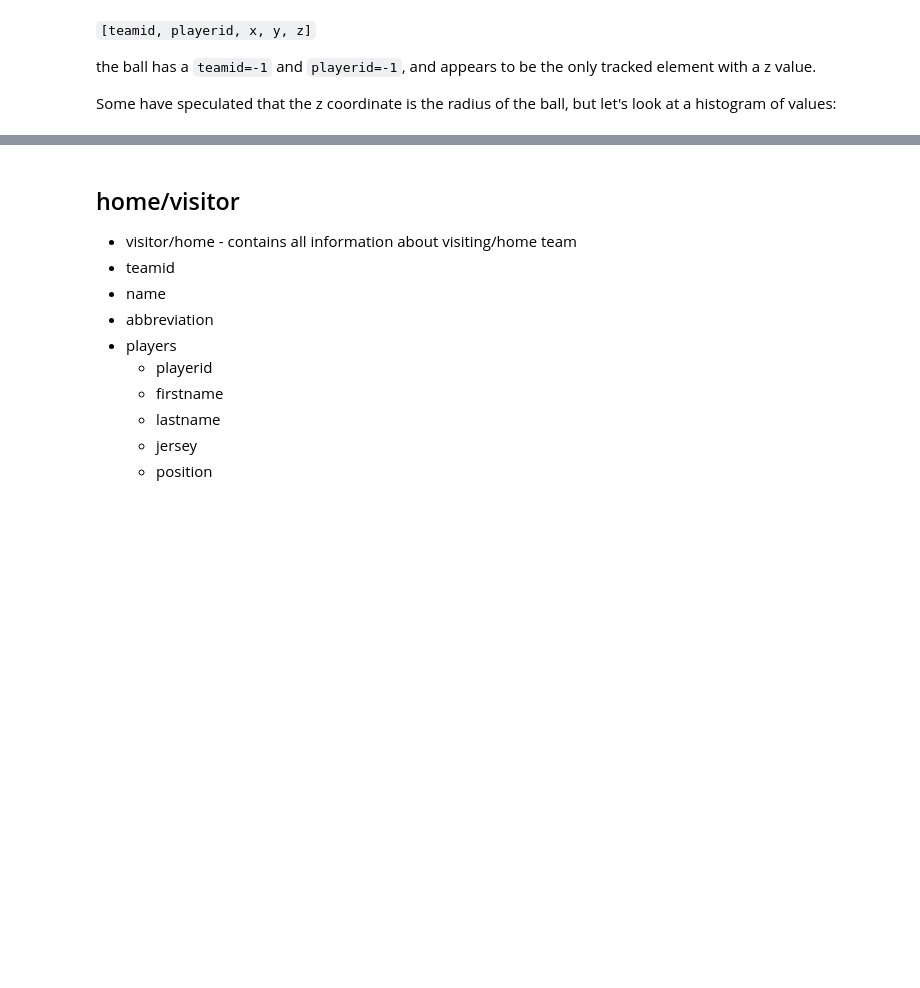
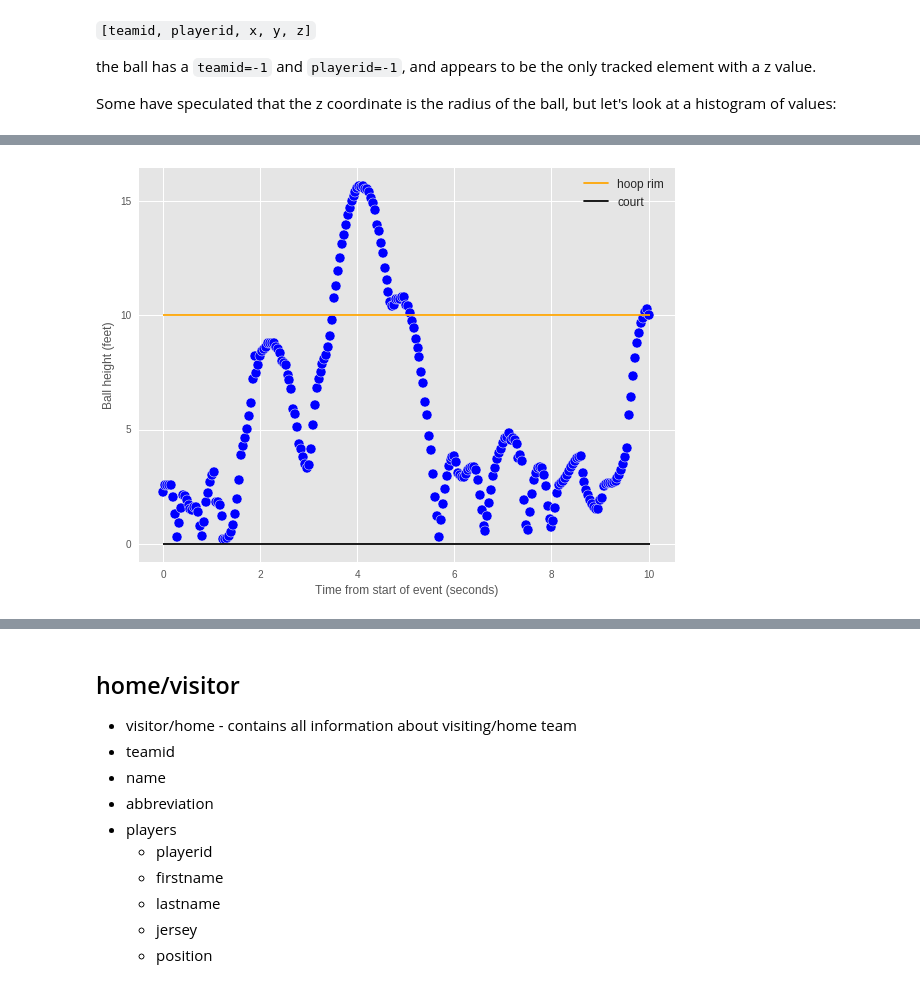
Before and after one commit to btq/nba_stats, a Jupyter notebook: NBA_player_movement_tracking.ipynb, the cells around one changed output, grey strips where cells are left out. Cells and saved outputs as stored; diff of their text form; code cells hidden in the pictures; blank space fills up the shorter version.

```diff
--- a/NBA_player_movement_tracking.ipynb
+++ b/NBA_player_movement_tracking.ipynb
@@ -153,0 +156,17 @@ Looking at the histogram, it is likely that the z value is the height, in feet,
+# %%
+plt.style.use('ggplot')
+fig,ax = plt.subplots(figsize=(8, 6))
+#scat = plt.scatter(y=ball_zdat,x=np.arange(0,len(ball_zdat))*.04,c=ball_zdat,cmap=plt.cm.RdBu,s=100)
+scat = plt.scatter(y=ball_zdat,x=np.arange(0,len(ball_zdat))*.04,s=100)
+
+court = plt.hlines(0,0,len(ball_zdat)*.04,colors='k')
+hoop = plt.hlines(10,0,len(ball_zdat)*.04,colors='orange')
+plt.autoscale(tight=True)
+plt.tight_layout()
+plt.ylabel('Ball height (feet)')
+plt.xlabel('Time from start of event (seconds)')
+plt.legend((hoop,court),('hoop rim', 'court'),fontsize=12)
+#cbar = fig.colorbar(scat,orientation='vertical',fraction=0.05)
+plt.show()
+# %% [output]
+[figure, added]
```
Also changed, not shown: parts of 15 cells of this notebook.
